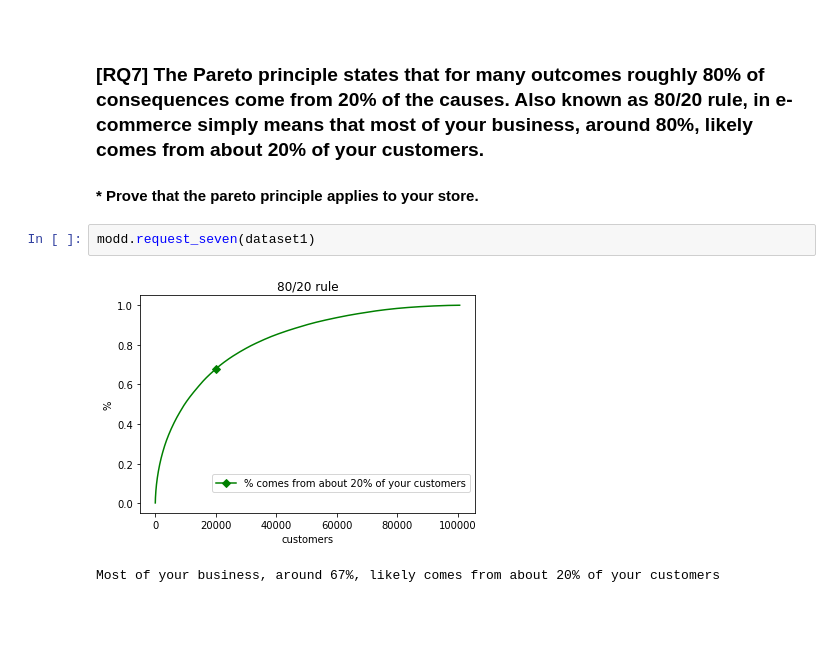
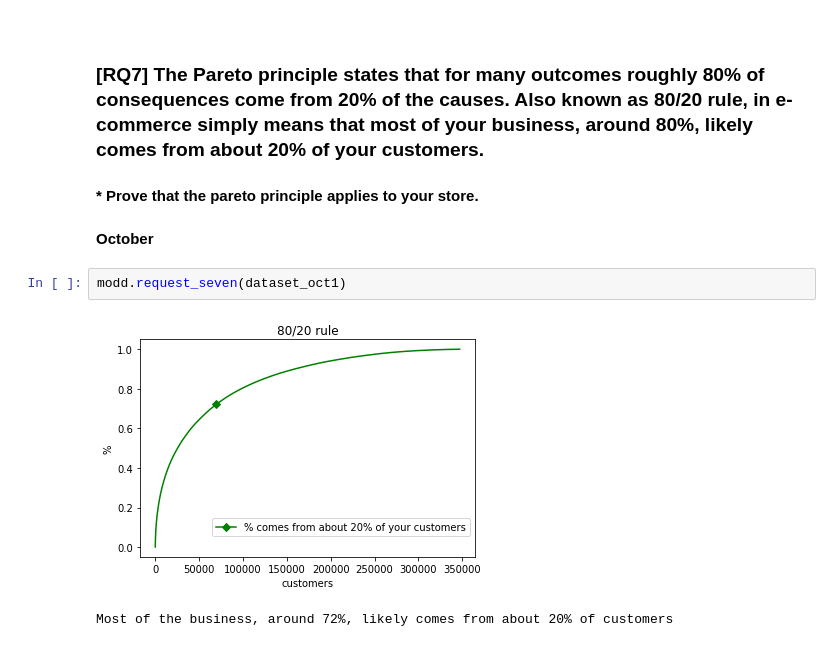
Before and after one commit to SimoneFiorellino/ADM-HW2, a Jupyter notebook: main.ipynb, the cells around one changed output. Drawn from its saved outputs; the diff is of its cells as text; blank space fills up the shorter version.

```diff
--- a/main.ipynb
+++ b/main.ipynb
@@ -492,8 +500,10 @@ Overall conversion rate: 0.016
 # %% [markdown]
 ### <br><br><br><br> [RQ7] The Pareto principle states that for many outcomes roughly 80% of consequences come from 20% of the causes. Also known as 80/20 rule, in e-commerce simply means that most of your business, around 80%, likely comes from about 20% of your customers.
 #### * Prove that the pareto principle applies to your store.
+# %% [markdown]
+**October**
 # %%
-modd.request_seven(dataset1)
+modd.request_seven(dataset_oct1)
 # %% [output]
-[figure, old version]
+[figure, new version]
-Most of your business, around 67%, likely comes from about 20% of your customers
+Most of the business, around 72%, likely comes from about 20% of customers
```
Also changed, not shown: parts of 5 cells of this notebook.
